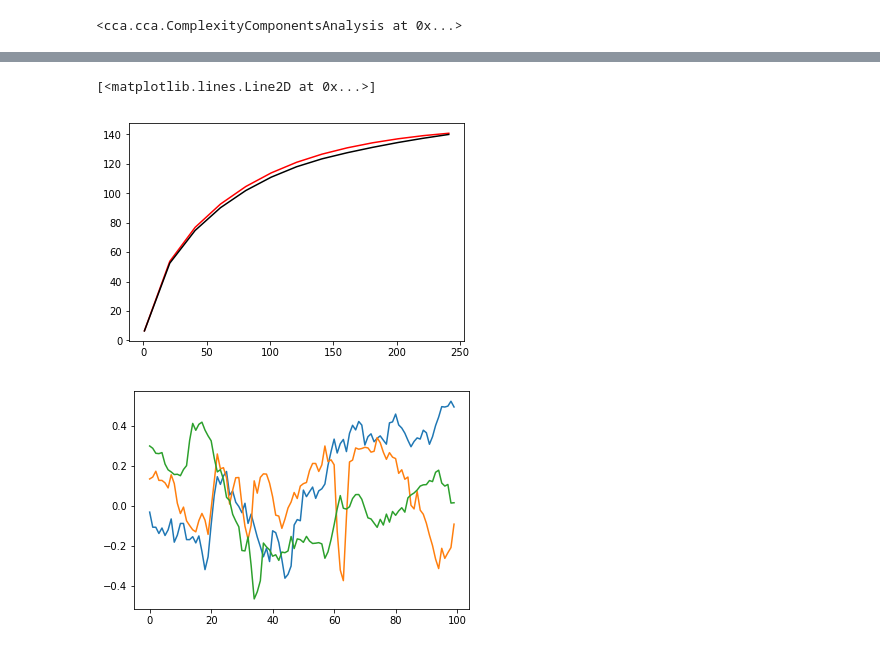
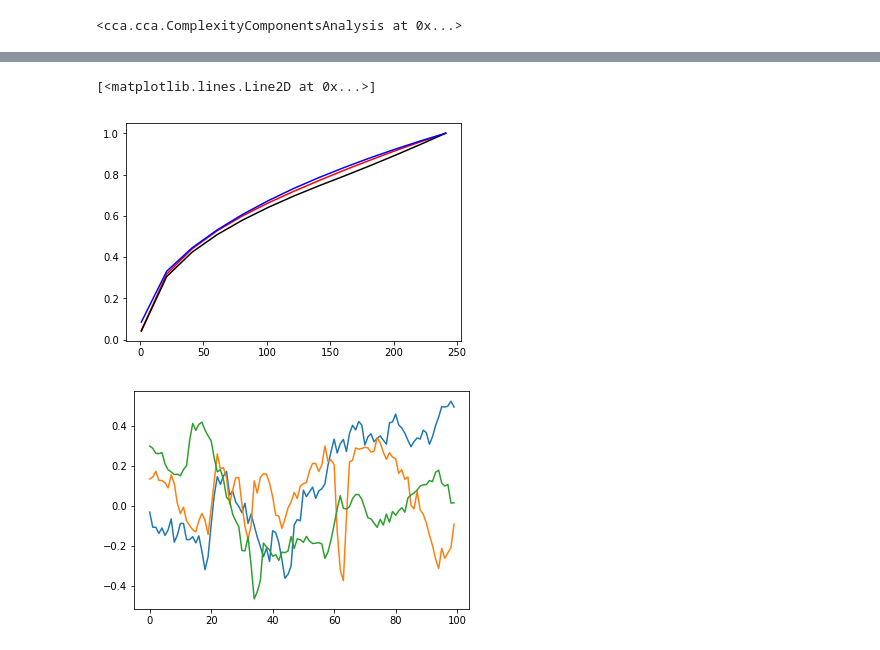
Before and after one commit to BouchardLab/DynamicalComponentsAnalysis, a Jupyter notebook: notebooks/movies.ipynb, the cells around one changed output, grey strips where cells are left out. Saved outputs shown, nothing was run; the diff lists cells and outputs as text; code cells hidden in the pictures.

```diff
--- a/notebooks/movies.ipynb
+++ b/notebooks/movies.ipynb
@@ -55,9 +58,13 @@ for d in dims:
+# %%
+pis = np.array(pis)
+pca_pis = np.array(pca_pis)
 # %%
-plt.plot(dims, pis, c='r')
-plt.plot(dims, pca_pis, c='k')
+plt.plot(dims, pis / pis[-1], c='r')
+plt.plot(dims, pca_pis / pca_pis[-1], c='k')
+plt.plot(dims, np.cumsum(D)[dims-1] / np.cumsum(D)[dims-1][-1], c='b')
 # %% [output]
 [<matplotlib.lines.Line2D at 0x...>]
-[figure, old version]
+[figure, new version]
 # %%
 Xt = model.transform(X)
 # %%
```
Also changed, not shown: parts of 1 cell of this notebook.
